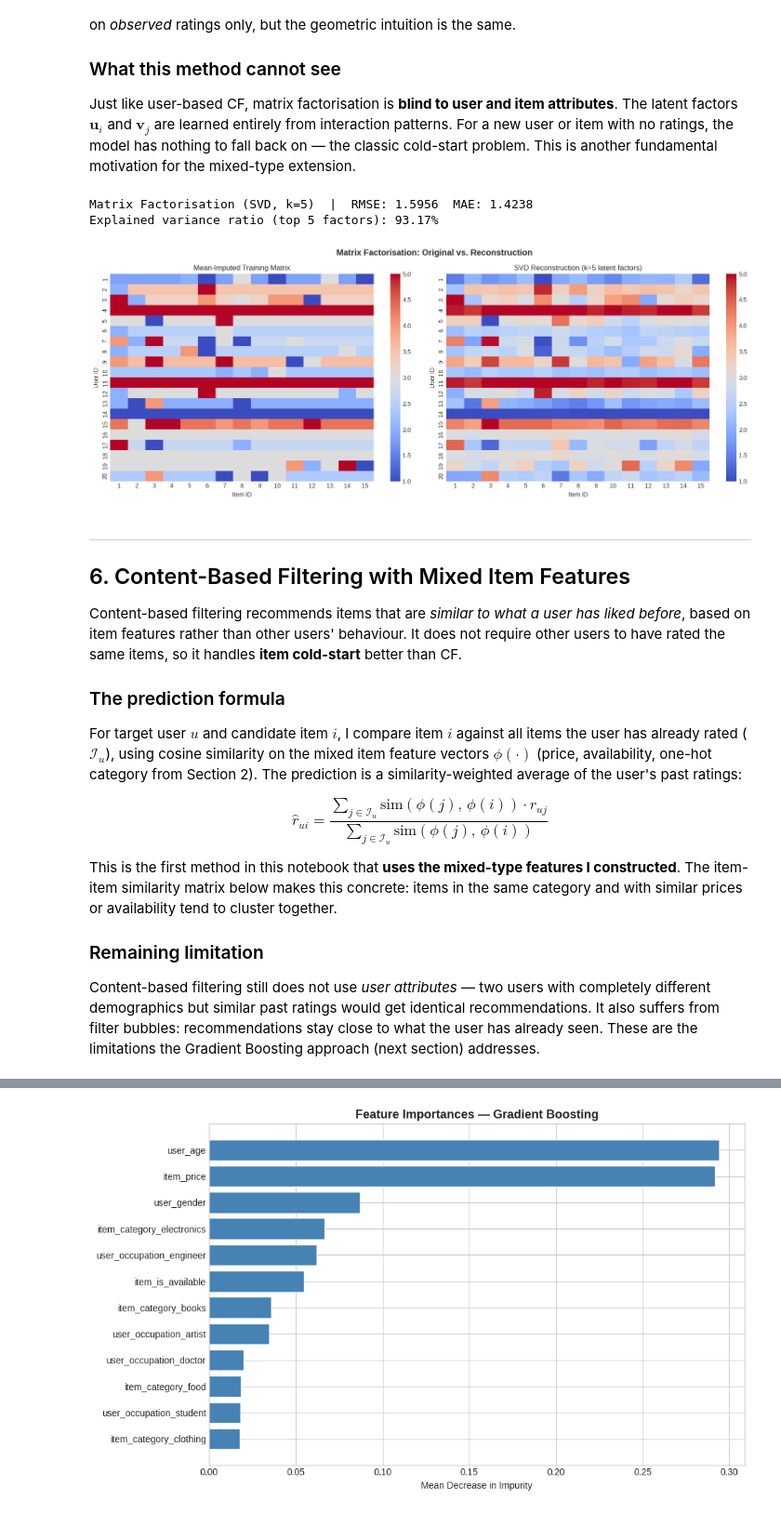
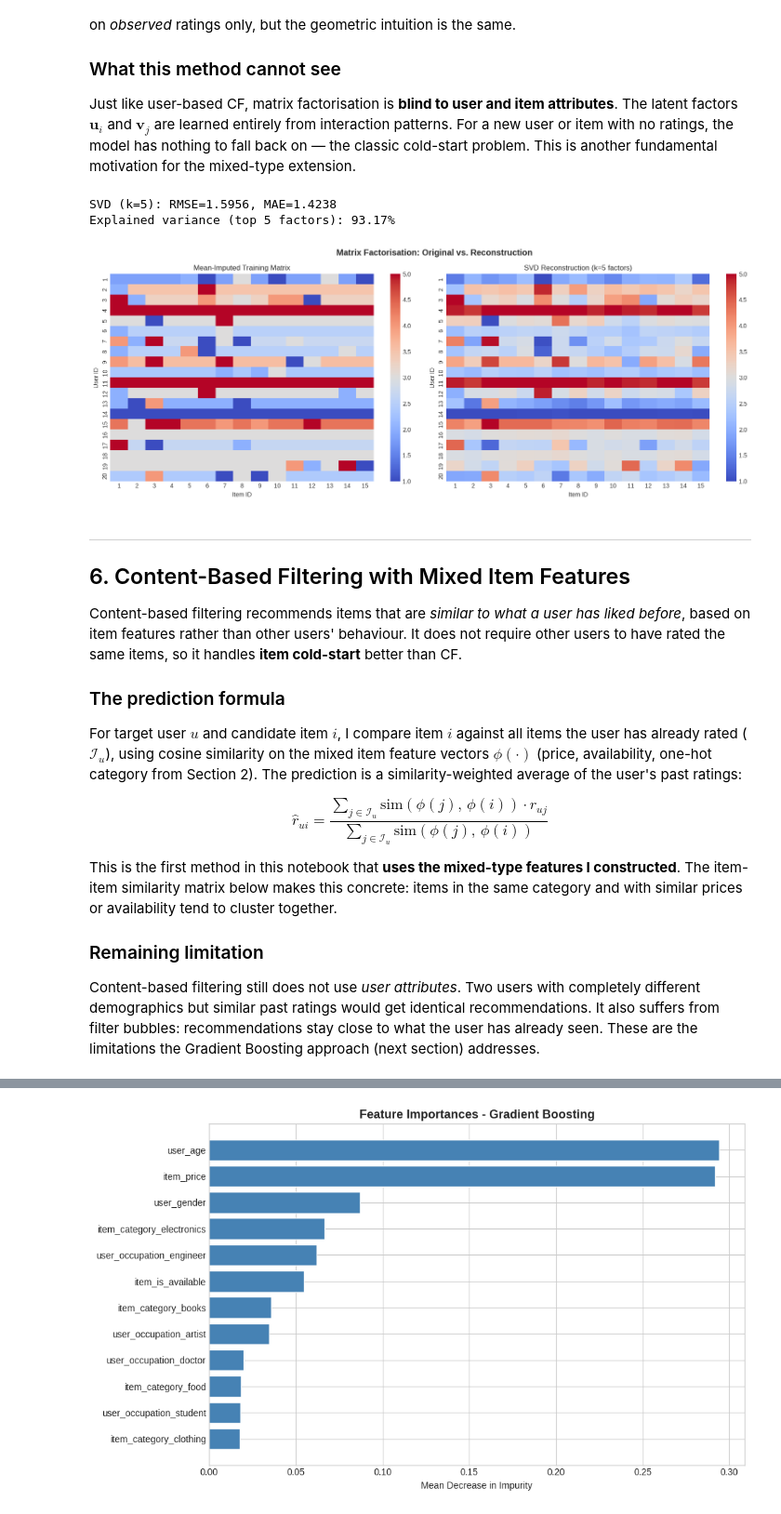
Before and after one commit to comsavvy/Recommendation-System-using-Mixed-Type-Dataset-Implementation, a Jupyter notebook: AIMS_Rwanda-Research/code/RS_Experimentation.ipynb, the cells around one changed output, grey strips where cells are left out. Shown at 93% size. Drawn from its saved outputs; the diff is of its cells as text; code cells hidden in the pictures.

```diff
--- a/AIMS_Rwanda-Research/code/RS_Experimentation.ipynb
+++ b/AIMS_Rwanda-Research/code/RS_Experimentation.ipynb
@@ -468,55 +448,51 @@ I use Truncated SVD as a clean closed-form approximation, keeping only the top $
 
 Just like user-based CF, matrix factorisation is **blind to user and item attributes**. The latent factors $\mathbf{u}_i$ and $\mathbf{v}_j$ are learned entirely from interaction patterns. For a new user or item with no ratings, the model has nothing to fall back on — the classic cold-start problem. This is another fundamental motivation for the mixed-type extension.
 # %%
-# Mean-impute the training matrix (per user) before applying SVD
 R_filled = train_matrix.copy()
 R_filled = R_filled.apply(
     lambda row: row.fillna(row.mean() if not np.isnan(row.mean()) else 3.0), axis=1
 )
 
-k        = 5  # latent factors
-svd      = TruncatedSVD(n_components=k, random_state=42)
-R_latent = svd.fit_transform(R_filled.values)                    # (n_users, k)
-R_approx = np.clip(svd.inverse_transform(R_latent), 1.0, 5.0)   # (n_users, n_items)
+k = 5
+svd = TruncatedSVD(n_components=k, random_state=42)
+R_latent = svd.fit_transform(R_filled.values)
+R_approx = np.clip(svd.inverse_transform(R_latent), 1.0, 5.0)
 
 R_approx_df = pd.DataFrame(R_approx,
                             index=train_matrix.index,
                             columns=train_matrix.columns)
 
-# Evaluate
 svd_preds, svd_actuals = [], []
 for _, row in test_df.iterrows():
     uid, iid = int(row['user_id']), int(row['item_id'])
     if uid in R_approx_df.index and iid in R_approx_df.columns:
         svd_preds.append(float(R_approx_df.loc[uid, iid]))
         svd_actuals.append(float(row['rating']))
 
 svd_rmse = np.sqrt(mean_squared_error(svd_actuals, svd_preds))
-svd_mae  = mean_absolute_error(svd_actuals, svd_preds)
-print(f'Matrix Factorisation (SVD, k={k})  |  RMSE: {svd_rmse:.4f}  MAE: {svd_mae:.4f}')
-print(f'Explained variance ratio (top {k} factors): {svd.explained_variance_ratio_.sum():.2%}')
+svd_mae = mean_absolute_error(svd_actuals, svd_preds)
+print(f'SVD (k={k}): RMSE={svd_rmse:.4f}, MAE={svd_mae:.4f}')
+print(f'Explained variance (top {k} factors): {svd.explained_variance_ratio_.sum():.2%}')
 
-# Visualise original vs reconstruction
 fig, axes = plt.subplots(1, 2, figsize=(16, 6))
 
 sns.heatmap(R_filled, ax=axes[0], cmap='coolwarm', vmin=1, vmax=5,
             xticklabels=train_matrix.columns, yticklabels=train_matrix.index)
 axes[0].set_title('Mean-Imputed Training Matrix', fontsize=12)
 axes[0].set_xlabel('Item ID'); axes[0].set_ylabel('User ID')
 
 sns.heatmap(R_approx_df, ax=axes[1], cmap='coolwarm', vmin=1, vmax=5,
             xticklabels=R_approx_df.columns, yticklabels=R_approx_df.index)
-axes[1].set_title(f'SVD Reconstruction (k={k} latent factors)', fontsize=12)
+axes[1].set_title(f'SVD Reconstruction (k={k} factors)', fontsize=12)
 axes[1].set_xlabel('Item ID'); axes[1].set_ylabel('User ID')
 
-plt.suptitle('Matrix Factorisation: Original vs. Reconstruction',
-             fontsize=14, fontweight='bold')
+plt.suptitle('Matrix Factorisation: Original vs. Reconstruction', fontsize=14, fontweight='bold')
 plt.tight_layout()
 plt.show()
 # %% [output]
-Matrix Factorisation (SVD, k=5)  |  RMSE: 1.5956  MAE: 1.4238
-Explained variance ratio (top 5 factors): 93.17%
+SVD (k=5): RMSE=1.5956, MAE=1.4238
+Explained variance (top 5 factors): 93.17%
-[figure, old version]
+[figure, new version]
 # %% [markdown]
 ---
 ## 6. Content-Based Filtering with Mixed Item Features
@@ -533,5 +509,5 @@ This is the first method in this notebook that **uses the mixed-type features I
 
 ### Remaining limitation
 
-Content-based filtering still does not use *user attributes* — two users with completely different demographics but similar past ratings would get identical recommendations. It also suffers from filter bubbles: recommendations stay close to what the user has already seen. These are the limitations the Gradient Boosting approach (next section) addresses.
+Content-based filtering still does not use *user attributes*. Two users with completely different demographics but similar past ratings would get identical recommendations. It also suffers from filter bubbles: recommendations stay close to what the user has already seen. These are the limitations the Gradient Boosting approach (next section) addresses.
 # %%
```
Also changed, not shown: parts of 18 cells of this notebook.
